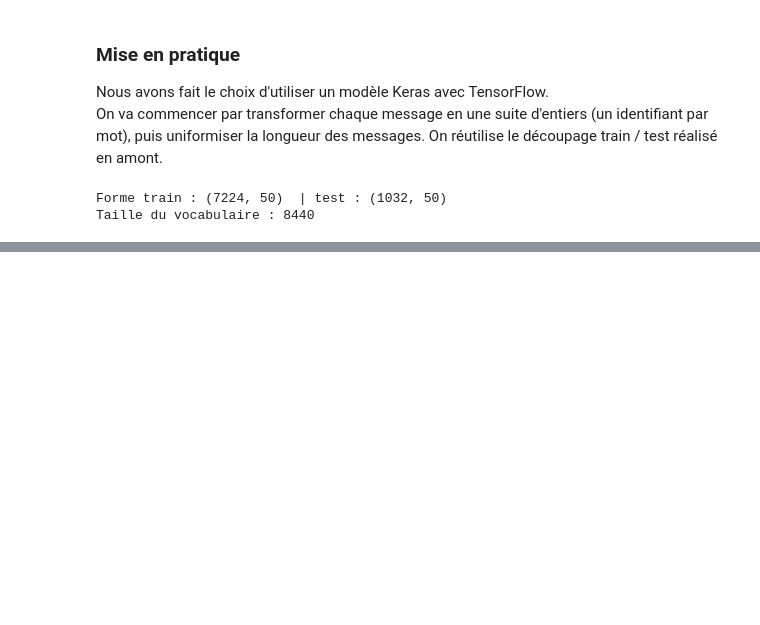
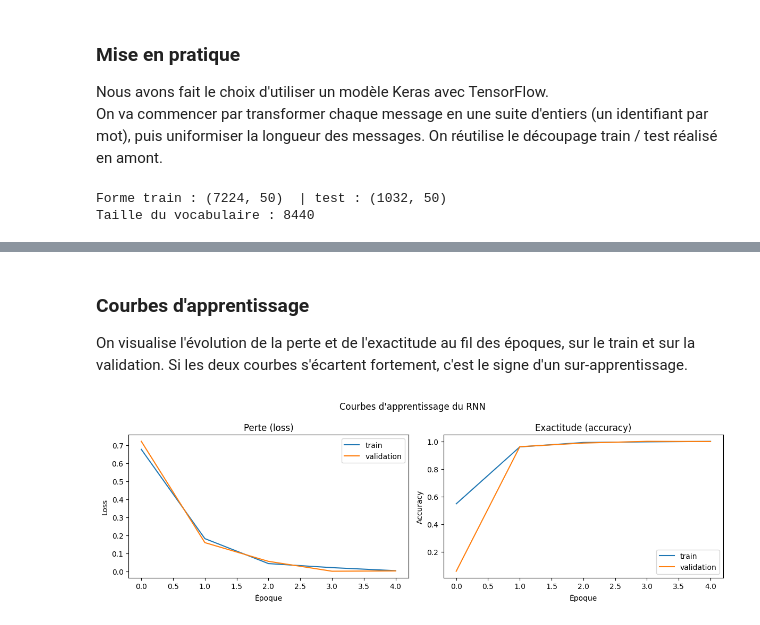
Before and after one commit to AmauryTISSOT/Cours_deep_learning_M2, a Jupyter notebook: notebooks/01-at-sms-spam.ipynb, the cells around one changed output, grey strips where cells are left out. Cells and saved outputs as stored; diff of their text form; code cells hidden in the pictures; blank space fills up the shorter version.

Commit message:
Add RNN training, evaluation and ML/DL comparison

```diff
--- a/notebooks/01-at-sms-spam.ipynb
+++ b/notebooks/01-at-sms-spam.ipynb
@@ -845,0 +849,13 @@ Model: "sequential"
+# %%
+import time
+
+debut = time.time()
+historique = model.fit(
+    X_train_seq, y_train_rnn,
+    validation_split=0.1,   # 10 % du train sert à surveiller la validation
+    epochs=5,
+    batch_size=64,
+    verbose=1,
+)
+temps_rnn = time.time() - debut
+print(f"\nTemps d'entraînement du RNN : {temps_rnn:.1f} s")
@@ -845,0 +875,28 @@ Model: "sequential"
+# %% [markdown]
+### Courbes d'apprentissage
+
+On visualise l'évolution de la perte et de l'exactitude au fil des époques, sur le train et sur la validation. Si les deux courbes s'écartent fortement, c'est le signe d'un sur-apprentissage.
+# %%
+import matplotlib.pyplot as plt
+
+fig, axes = plt.subplots(1, 2, figsize=(12, 4))
+
+axes[0].plot(historique.history["loss"], label="train")
+axes[0].plot(historique.history["val_loss"], label="validation")
+axes[0].set_title("Perte (loss)")
+axes[0].set_xlabel("Époque")
+axes[0].set_ylabel("Loss")
+axes[0].legend()
+
+axes[1].plot(historique.history["accuracy"], label="train")
+axes[1].plot(historique.history["val_accuracy"], label="validation")
+axes[1].set_title("Exactitude (accuracy)")
+axes[1].set_xlabel("Époque")
+axes[1].set_ylabel("Accuracy")
+axes[1].legend()
+
+plt.suptitle("Courbes d'apprentissage du RNN")
+plt.tight_layout()
+plt.show()
+# %% [output]
+[figure, added]
```
Also changed, not shown: parts of 7 cells of this notebook.
